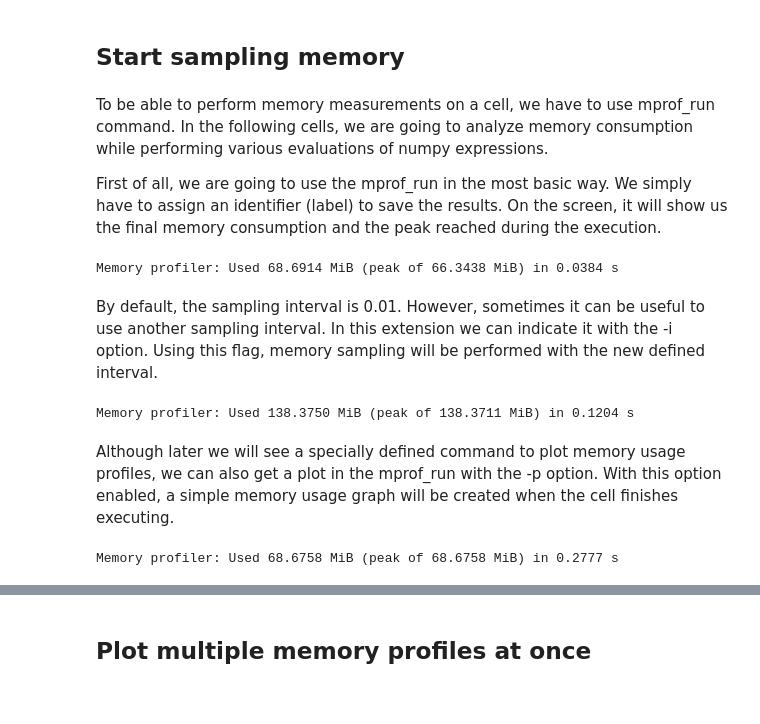
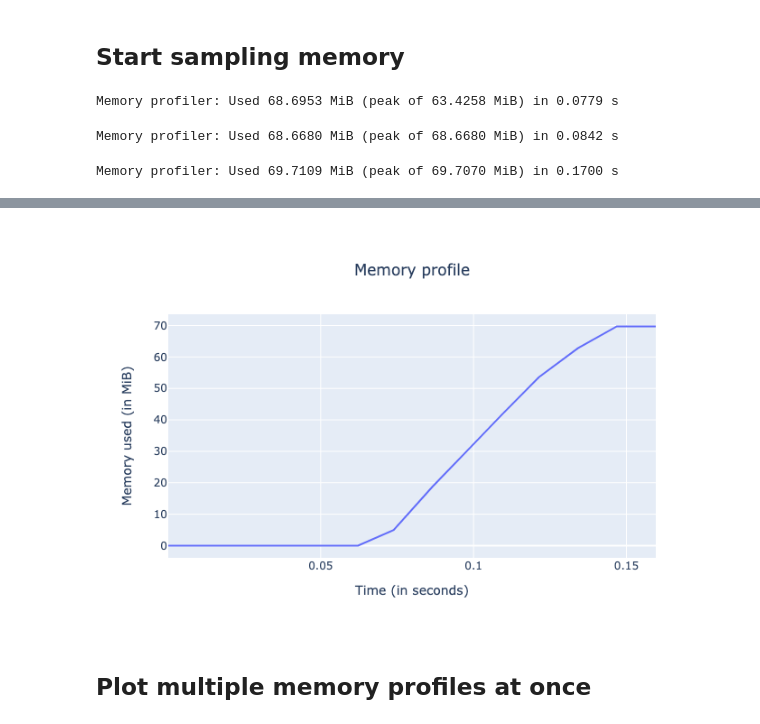
Before and after one commit to aleixalcacer/memprofiler, a Jupyter notebook: docs/source/tutorial.ipynb, the cells around one changed output, grey strips where cells are left out. Saved outputs shown, nothing was run; the diff lists cells and outputs as text; code cells hidden in the pictures.

```diff
--- a/docs/source/tutorial.ipynb
+++ b/docs/source/tutorial.ipynb
@@ -16,28 +15,20 @@ To start using the `memprofiler` extension in a Jupyter notebook, simply run
 # %% [markdown]
 ## Start sampling memory
-# %% [markdown]
-To be able to perform memory measurements on a cell, we have to use mprof_run command. In the following cells, we are going to analyze memory consumption while performing various evaluations of numpy expressions.
-
-First of all, we are going to use the mprof_run in the most basic way. We simply have to assign an identifier (label) to save the results. On the screen, it will show us the final memory consumption and the peak reached during the execution.
 # %%
-%%mprof_run expr_simple
+%%mprof_run expr_sin
 
-_ = a + b
+_ = np.sin(a)
 # %% [output]
-Memory profiler: Used 68.6914 MiB (peak of 66.3438 MiB) in 0.0384 s
+Memory profiler: Used 68.6953 MiB (peak of 63.4258 MiB) in 0.0779 s
-# %% [markdown]
-By default, the sampling interval is 0.01. However, sometimes it can be useful to use another sampling interval. In this extension we can indicate it with the -i option. Using this flag, memory sampling will be performed with the new defined interval.
 # %%
-%%mprof_run -i 0.002 expr_trans1
+%%mprof_run -i 0.002 expr_cos
 
-_ = np.cos(a) + np.sqrt(c)
+_ = np.cos(a)
 # %% [output]
-Memory profiler: Used 138.3750 MiB (peak of 138.3711 MiB) in 0.1204 s
+Memory profiler: Used 68.6680 MiB (peak of 68.6680 MiB) in 0.0842 s
-# %% [markdown]
-Although later we will see a specially defined command to plot memory usage profiles, we can also get a plot in the mprof_run with the -p option. With this option enabled, a simple memory usage graph will be created when the cell finishes executing.
 # %%
-%%mprof_run --plot expr_trans2
+%%mprof_run --plot expr_tan
 
-_ = np.sin(b) / np.cos(a) + np.arctan(c + 2)
+_ = np.sin(a) / np.cos(a)
 # %% [output]
-Memory profiler: Used 68.6758 MiB (peak of 68.6758 MiB) in 0.2777 s
+Memory profiler: Used 69.7109 MiB (peak of 69.7070 MiB) in 0.1700 s
@@ -46,2 +35,3 @@ Memory profiler: Used 68.6758 MiB (peak of 68.6758 MiB) in 0.2777 s
+[figure, added]
 # %% [markdown]
 ## Plot multiple memory profiles at once
```
Also changed, not shown: parts of 12 cells of this notebook, 6 other files.
